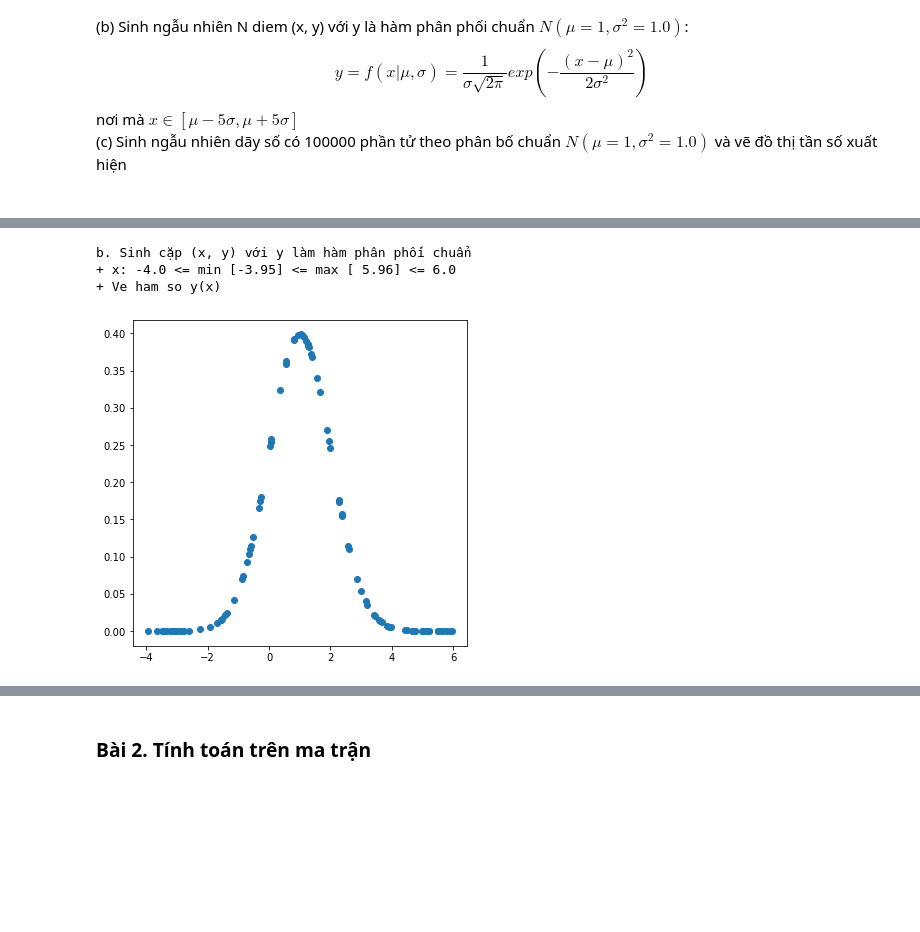
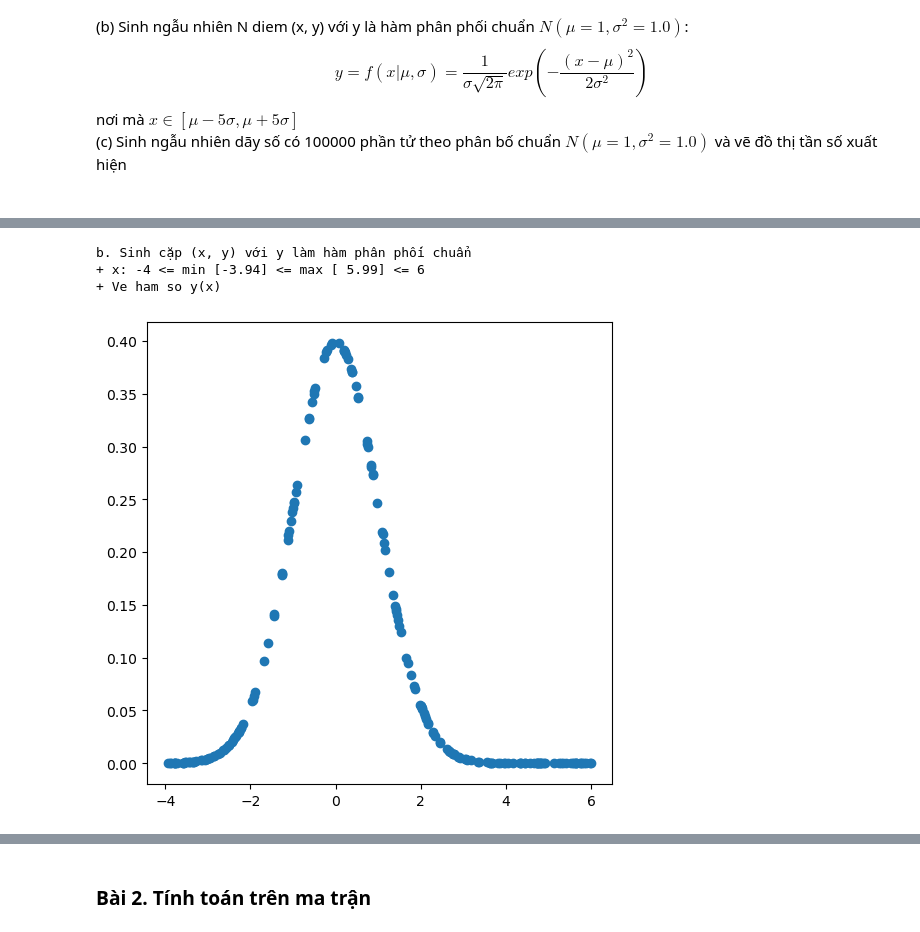
Before and after one commit to nguyenmaivy/sgu25_NguyenHoangMaiVy_3122410490, a Jupyter notebook: Lab2/04_exercise_02.ipynb, the cells around one changed output, grey strips where cells are left out. Cells and saved outputs as stored; diff of their text form; code cells hidden in the pictures; blank space fills up the shorter version.

```diff
--- a/Lab2/04_exercise_02.ipynb
+++ b/Lab2/04_exercise_02.ipynb
@@ -156,21 +182,27 @@ a. Sinh ngẫu nhiên theo phân bố đều
 # %%
 """ CÁC BẠN LÀM BÀI Ở ĐÂY """
 # Sử dụm hàm np.random.rand() sinh số ngẫu nhiên trong [0,1) --> [0,1) * (b - a) + a --> [a, b)
 # Sử dụng hàm sau để tính hàm xác suất chuẩn N(m, s): np.sqrt, np.exp
-# ...
+# ...đã làm
+m, s = 0, 1
+x_min, x_max = -4, 6
+n = 200
+
+x = np.random.rand(n) * (x_max - x_min) + x_min
+y = 1/(np.sqrt(2*np.pi)*s) * np.exp(-(x-m)**2/(2*s**2))
 
 print("b. Sinh cặp (x, y) với y làm hàm phân phối chuẩn")
 print(f"+ x: {x_min} <= min [{np.min(x): .2f}] <= max [{np.max(x): .2f}] <= {x_max}")
 print(f"+ Ve ham so y(x)")
 plt.figure(figsize=(6,6))      # kich thuoc ban ve
 plt.scatter(x, y)              # ve cac diem (xi, yi)
 plt.savefig("4b.png")          #  luu do thi
 plt.show()                     #  hien thi do thi
 # %% [output]
 b. Sinh cặp (x, y) với y làm hàm phân phối chuẩn
-+ x: -4.0 <= min [-3.95] <= max [ 5.96] <= 6.0
++ x: -4 <= min [-3.94] <= max [ 5.99] <= 6
 + Ve ham so y(x)
-[figure, old version]
+[figure, new version]
 # %%
 """ CÁC BẠN LÀM BÀI Ở ĐÂY """
 # Sử dụng hàm np.random.randn() sinh phân phối chuẩn N(0,1) --> N(m,s^2) = m + N(0,1) * s
```
Also changed, not shown: parts of 16 cells of this notebook, 7 other files.
